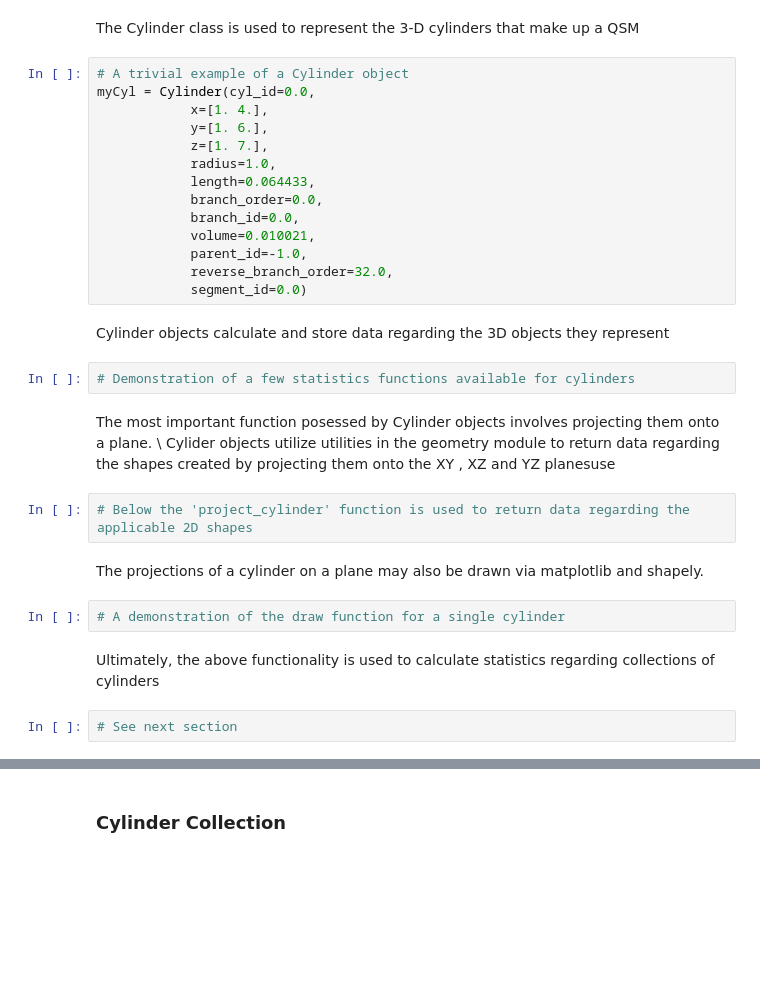
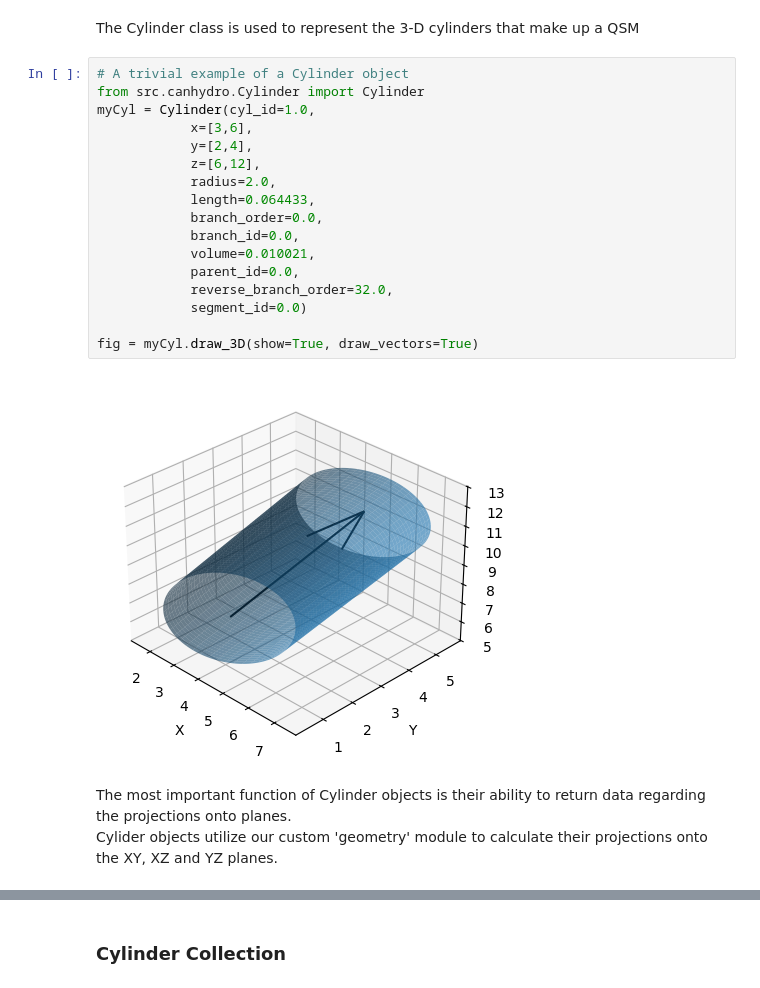
Before and after one commit to wischmcj/canopyHydrodynamics, a Jupyter notebook: examples/notebooks/tutorial.ipynb, the cells around one changed output, grey strips where cells are left out. Drawn from its saved outputs; the diff is of its cells as text; blank space fills up the shorter version.

Commit message:
adding 3D plotting functionality

```diff
--- a/examples/notebooks/tutorial.ipynb
+++ b/examples/notebooks/tutorial.ipynb
@@ -8,33 +8,23 @@ from src.canhydro.Cylinder import Cylinder
 The Cylinder class is used to represent the 3-D cylinders that make up a QSM
 # %%
 # A trivial example of a Cylinder object
-myCyl = Cylinder(cyl_id=0.0,
-            x=[1. 4.],
-            y=[1. 6.],
-            z=[1. 7.],
-            radius=1.0,
+from src.canhydro.Cylinder import Cylinder
+myCyl = Cylinder(cyl_id=1.0,
+            x=[3,6],
+            y=[2,4],
+            z=[6,12],
+            radius=2.0,
             length=0.064433,
             branch_order=0.0,
             branch_id=0.0,
             volume=0.010021,
-            parent_id=-1.0,
+            parent_id=0.0,
             reverse_branch_order=32.0,
             segment_id=0.0)
+
+fig = myCyl.draw_3D(show=True, draw_vectors=True)
+# %% [output]
+[figure, added]
-# %% [markdown]
-Cylinder objects calculate and store data regarding the 3D objects they represent
-# %%
-# Demonstration of a few statistics functions available for cylinders
 # %% [markdown]
-The most important function posessed by Cylinder objects involves projecting them onto a plane. \
-Cylider objects utilize utilities in the geometry module to return data regarding the shapes created by projecting them onto the XY          ,
-XZ and YZ planesuse
+The most important function of Cylinder objects is their ability to return data regarding the projections onto planes. \
+Cylider objects utilize our custom 'geometry' module to calculate their projections onto the XY, XZ and YZ planes.
-# %%
-# Below the 'project_cylinder' function is used to return data regarding the applicable 2D shapes
-# %% [markdown]
-The projections of a cylinder on a plane may also be drawn via matplotlib and shapely.
-# %%
-# A demonstration of the draw function for a single cylinder
-# %% [markdown]
-Ultimately, the above functionality is used to calculate statistics regarding collections of cylinders
-# %%
-# See next section
```
Also changed, not shown: parts of 6 cells of this notebook, 5 other files.
